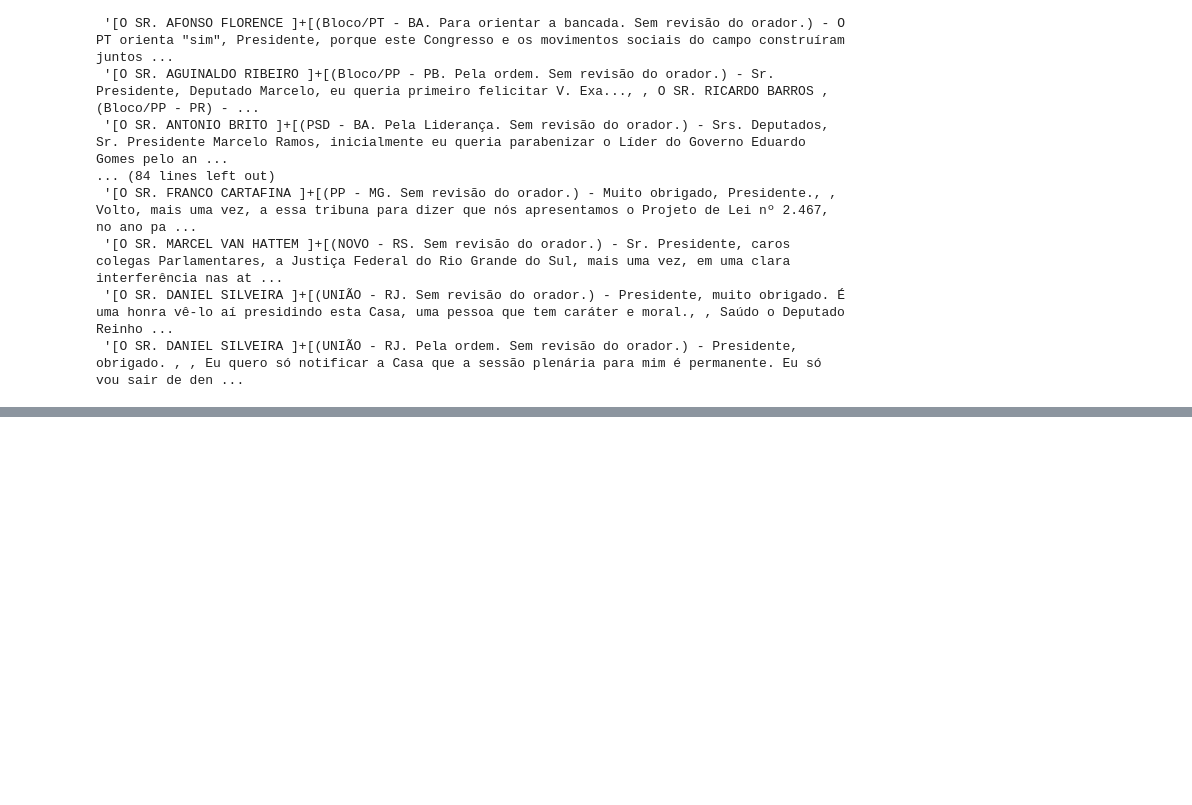
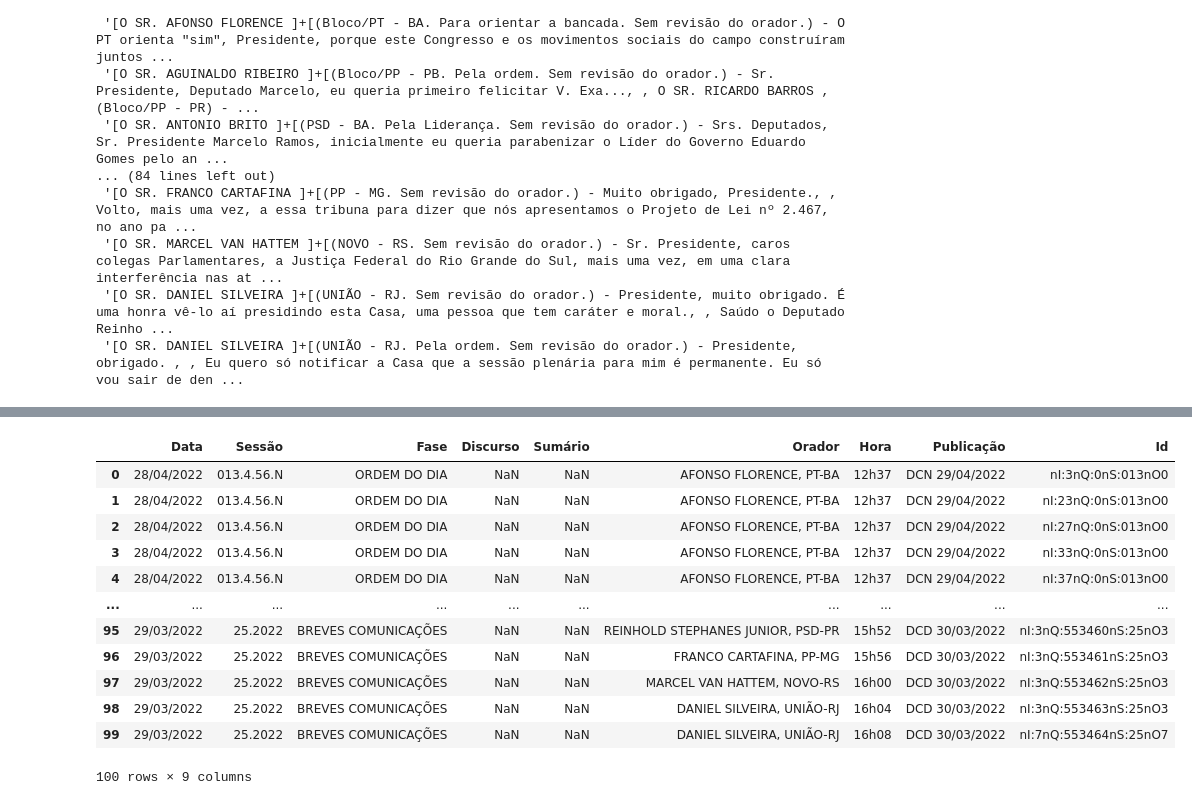
Before and after one commit to samilagarrido/OpenSpeech, a Jupyter notebook: dados.ipynb, the cells around one changed output, grey strips where cells are left out. Drawn from its saved outputs; the diff is of its cells as text; code cells hidden in the pictures; blank space fills up the shorter version.

```diff
--- a/dados.ipynb
+++ b/dados.ipynb
@@ -175,5 +175,10 @@ txt
  '[O SR. MARCEL VAN HATTEM ]+[(NOVO - RS. Sem revisão do orador.) - Sr. Presidente, caros colegas Parlamentares, a Justiça Federal do Rio Grande do Sul, mais uma vez, em uma clara interferência nas at ...
  '[O SR. DANIEL SILVEIRA ]+[(UNIÃO - RJ. Sem revisão do orador.) - Presidente, muito obrigado. É uma honra vê-lo aí presidindo esta Casa, uma pessoa que tem caráter e moral., , Saúdo o Deputado Reinho ...
  '[O SR. DANIEL SILVEIRA ]+[(UNIÃO - RJ. Pela ordem. Sem revisão do orador.) - Presidente, obrigado. , , Eu quero só notificar a Casa que a sessão plenária para mim é permanente. Eu só vou sair de den ...
+# %%
+for i in range(len(txt)):
+    if not(os.path.exists(f"./discursos/file_{i}.txt")):
+        textfile = open(f"./discursos/file_{i}.txt", "x")
+        textfile.close()
 # %%
 for i in range(len(txt)):
@@ -188,0 +189,14 @@ for i in range(len(txt)):
+# %%
+id_list = []
+id = []
+for i in range(len(linkDiscurso[0])):
+    id.append('nI:')
+    id.append((re.findall(r'(?<=nuInsercao=)\d+', linkDiscurso[0][i]))[0])
+    id.append("nQ:")
+    id.append((re.findall(r'(?<=nuQuarto=)\d+', linkDiscurso[0][i]))[0])
+    id.append("nS:")
+    id.append((re.findall(r'(?<=nuSessao=)\d+', linkDiscurso[0][i]))[0])
+    id.append("nO")
+    id.append((re.findall(r'(?<=nuOrador=)\d+', linkDiscurso[0][i]))[0])
+    id_list.append("".join(id))
+    id = []
@@ -188,0 +223,18 @@ for i in range(len(txt)):
+# %%
+data_frame[0][0]['Id'] = id_list
+# %%
+data_frame[0][0]
+# %% [output]
+|  | Data | Sessão | Fase | Discurso | Sumário | Orador | Hora | Publicação | Id |
+| 0 | 28/04/2022 | 013.4.56.N | ORDEM DO DIA | NaN | NaN | AFONSO FLORENCE, PT-BA | 12h37 | DCN 29/04/2022 | nI:3nQ:0nS:013nO0 |
+| 1 | 28/04/2022 | 013.4.56.N | ORDEM DO DIA | NaN | NaN | AFONSO FLORENCE, PT-BA | 12h37 | DCN 29/04/2022 | nI:23nQ:0nS:013nO0 |
+| 2 | 28/04/2022 | 013.4.56.N | ORDEM DO DIA | NaN | NaN | AFONSO FLORENCE, PT-BA | 12h37 | DCN 29/04/2022 | nI:27nQ:0nS:013nO0 |
+| 3 | 28/04/2022 | 013.4.56.N | ORDEM DO DIA | NaN | NaN | AFONSO FLORENCE, PT-BA | 12h37 | DCN 29/04/2022 | nI:33nQ:0nS:013nO0 |
+| 4 | 28/04/2022 | 013.4.56.N | ORDEM DO DIA | NaN | NaN | AFONSO FLORENCE, PT-BA | 12h37 | DCN 29/04/2022 | nI:37nQ:0nS:013nO0 |
+| ... | ... | ... | ... | ... | ... | ... | ... | ... | ... |
+| 95 | 29/03/2022 | 25.2022 | BREVES COMUNICAÇÕES | NaN | NaN | REINHOLD STEPHANES JUNIOR, PSD-PR | 15h52 | DCD 30/03/2022 | nI:3nQ:553460nS:25nO3 |
+| 96 | 29/03/2022 | 25.2022 | BREVES COMUNICAÇÕES | NaN | NaN | FRANCO CARTAFINA, PP-MG | 15h56 | DCD 30/03/2022 | nI:3nQ:553461nS:25nO3 |
+| 97 | 29/03/2022 | 25.2022 | BREVES COMUNICAÇÕES | NaN | NaN | MARCEL VAN HATTEM, NOVO-RS | 16h00 | DCD 30/03/2022 | nI:3nQ:553462nS:25nO3 |
+| 98 | 29/03/2022 | 25.2022 | BREVES COMUNICAÇÕES | NaN | NaN | DANIEL SILVEIRA, UNIÃO-RJ | 16h04 | DCD 30/03/2022 | nI:3nQ:553463nS:25nO3 |
+| 99 | 29/03/2022 | 25.2022 | BREVES COMUNICAÇÕES | NaN | NaN | DANIEL SILVEIRA, UNIÃO-RJ | 16h08 | DCD 30/03/2022 | nI:7nQ:553464nS:25nO7 |
+100 rows × 9 columns
```
Also changed, not shown: parts of 5 cells of this notebook.
